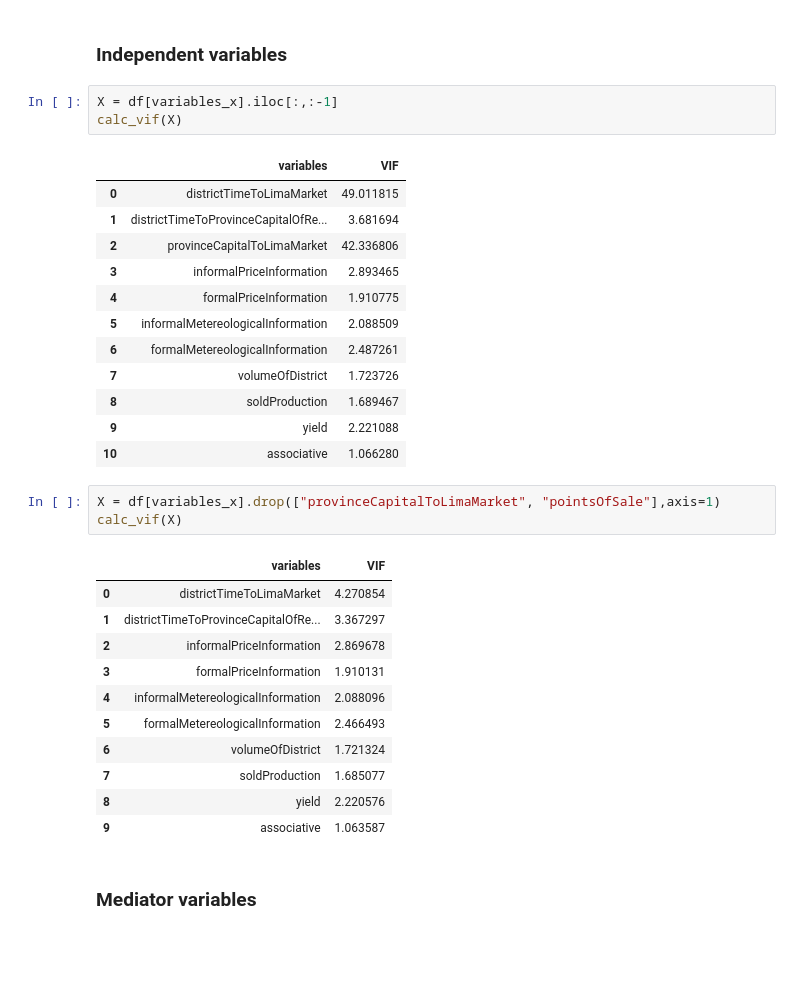
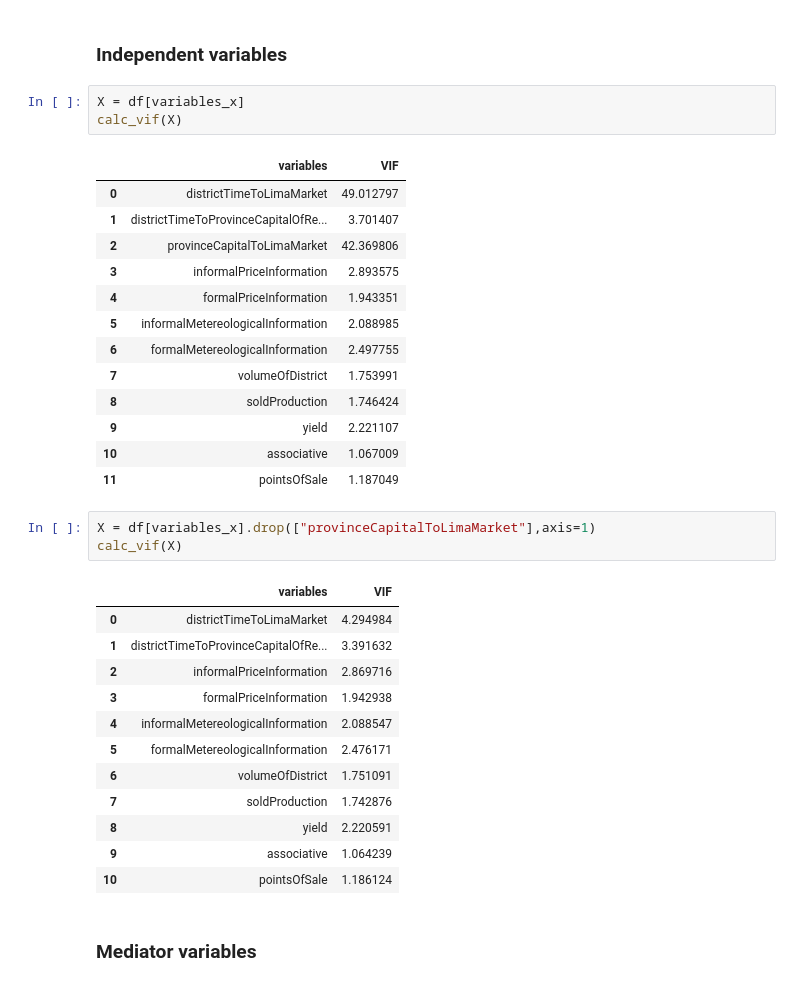
Before and after one commit to mariagnoriegag/ThesisOfPeruvianAgricultureFactors, a Jupyter notebook: 05Model02.ipynb, the cells around one changed output. Cells and saved outputs as stored; diff of their text form; blank space fills up the shorter version.

```diff
--- a/05Model02.ipynb
+++ b/05Model02.ipynb
@@ -84,36 +84,38 @@ variable_y = ["farmGatePricePerKg"]
 # %% [markdown]
 ### Independent variables
 # %%
-X = df[variables_x].iloc[:,:-1]
+X = df[variables_x]
 calc_vif(X)
 # %% [output]
 |  | variables | VIF |
-| 0 | districtTimeToLimaMarket | 49.011815 |
-| 1 | districtTimeToProvinceCapitalOfRe... | 3.681694 |
-| 2 | provinceCapitalToLimaMarket | 42.336806 |
-| 3 | informalPriceInformation | 2.893465 |
-| 4 | formalPriceInformation | 1.910775 |
-| 5 | informalMetereologicalInformation | 2.088509 |
-| 6 | formalMetereologicalInformation | 2.487261 |
-| 7 | volumeOfDistrict | 1.723726 |
-| 8 | soldProduction | 1.689467 |
-| 9 | yield | 2.221088 |
-| 10 | associative | 1.066280 |
+| 0 | districtTimeToLimaMarket | 49.012797 |
+| 1 | districtTimeToProvinceCapitalOfRe... | 3.701407 |
+| 2 | provinceCapitalToLimaMarket | 42.369806 |
+| 3 | informalPriceInformation | 2.893575 |
+| 4 | formalPriceInformation | 1.943351 |
+| 5 | informalMetereologicalInformation | 2.088985 |
+| 6 | formalMetereologicalInformation | 2.497755 |
+| 7 | volumeOfDistrict | 1.753991 |
+| 8 | soldProduction | 1.746424 |
+| 9 | yield | 2.221107 |
+| 10 | associative | 1.067009 |
+| 11 | pointsOfSale | 1.187049 |
 # %%
-X = df[variables_x].drop(["provinceCapitalToLimaMarket", "pointsOfSale"],axis=1)
+X = df[variables_x].drop(["provinceCapitalToLimaMarket"],axis=1)
 calc_vif(X)
 # %% [output]
 |  | variables | VIF |
-| 0 | districtTimeToLimaMarket | 4.270854 |
-| 1 | districtTimeToProvinceCapitalOfRe... | 3.367297 |
-| 2 | informalPriceInformation | 2.869678 |
-| 3 | formalPriceInformation | 1.910131 |
-| 4 | informalMetereologicalInformation | 2.088096 |
-| 5 | formalMetereologicalInformation | 2.466493 |
-| 6 | volumeOfDistrict | 1.721324 |
-| 7 | soldProduction | 1.685077 |
-| 8 | yield | 2.220576 |
-| 9 | associative | 1.063587 |
+| 0 | districtTimeToLimaMarket | 4.294984 |
+| 1 | districtTimeToProvinceCapitalOfRe... | 3.391632 |
+| 2 | informalPriceInformation | 2.869716 |
+| 3 | formalPriceInformation | 1.942938 |
+| 4 | informalMetereologicalInformation | 2.088547 |
+| 5 | formalMetereologicalInformation | 2.476171 |
+| 6 | volumeOfDistrict | 1.751091 |
+| 7 | soldProduction | 1.742876 |
+| 8 | yield | 2.220591 |
+| 9 | associative | 1.064239 |
+| 10 | pointsOfSale | 1.186124 |
 # %% [markdown]
 ### Mediator variables
 # %%
```
Also changed, not shown: 6 other files.
